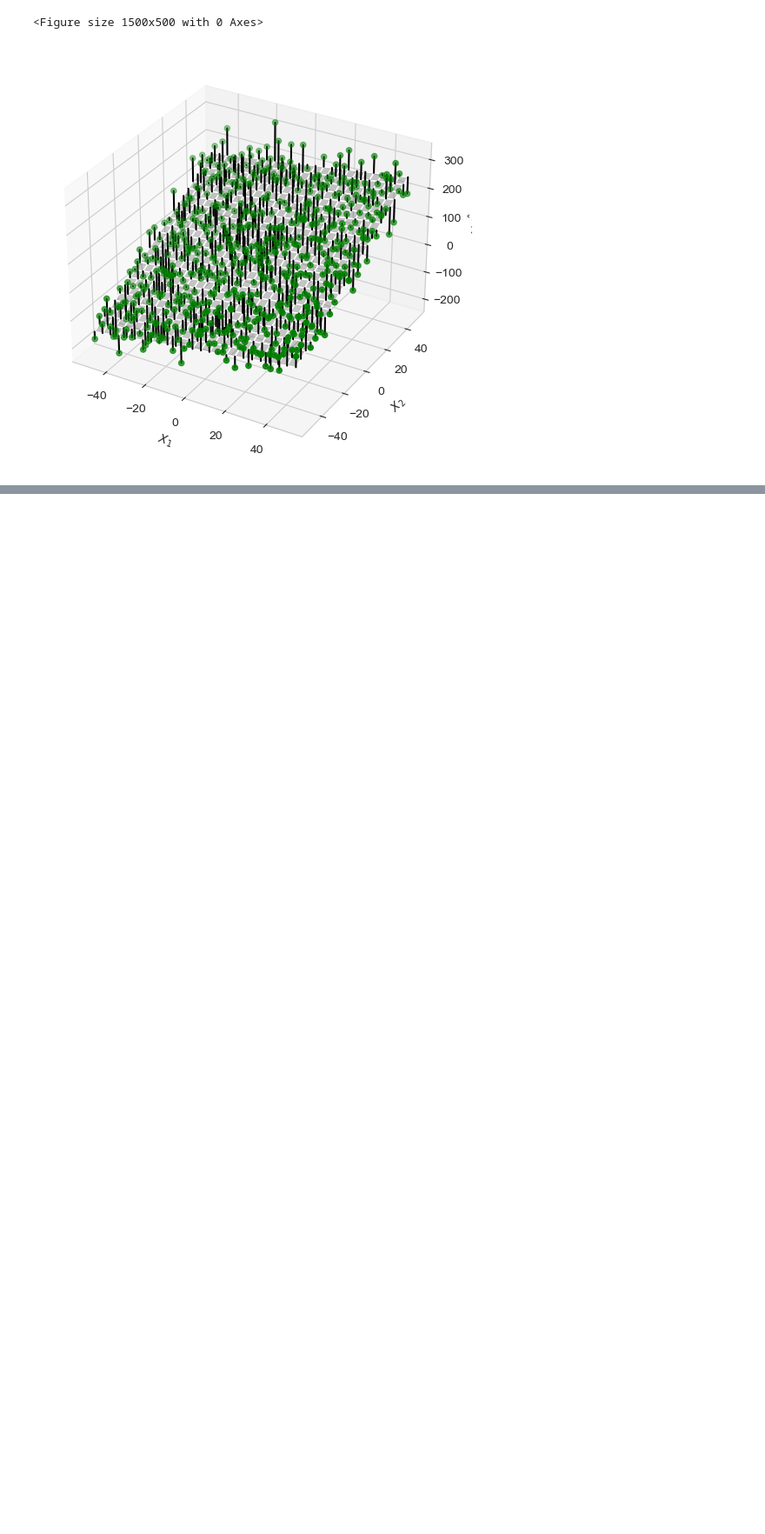
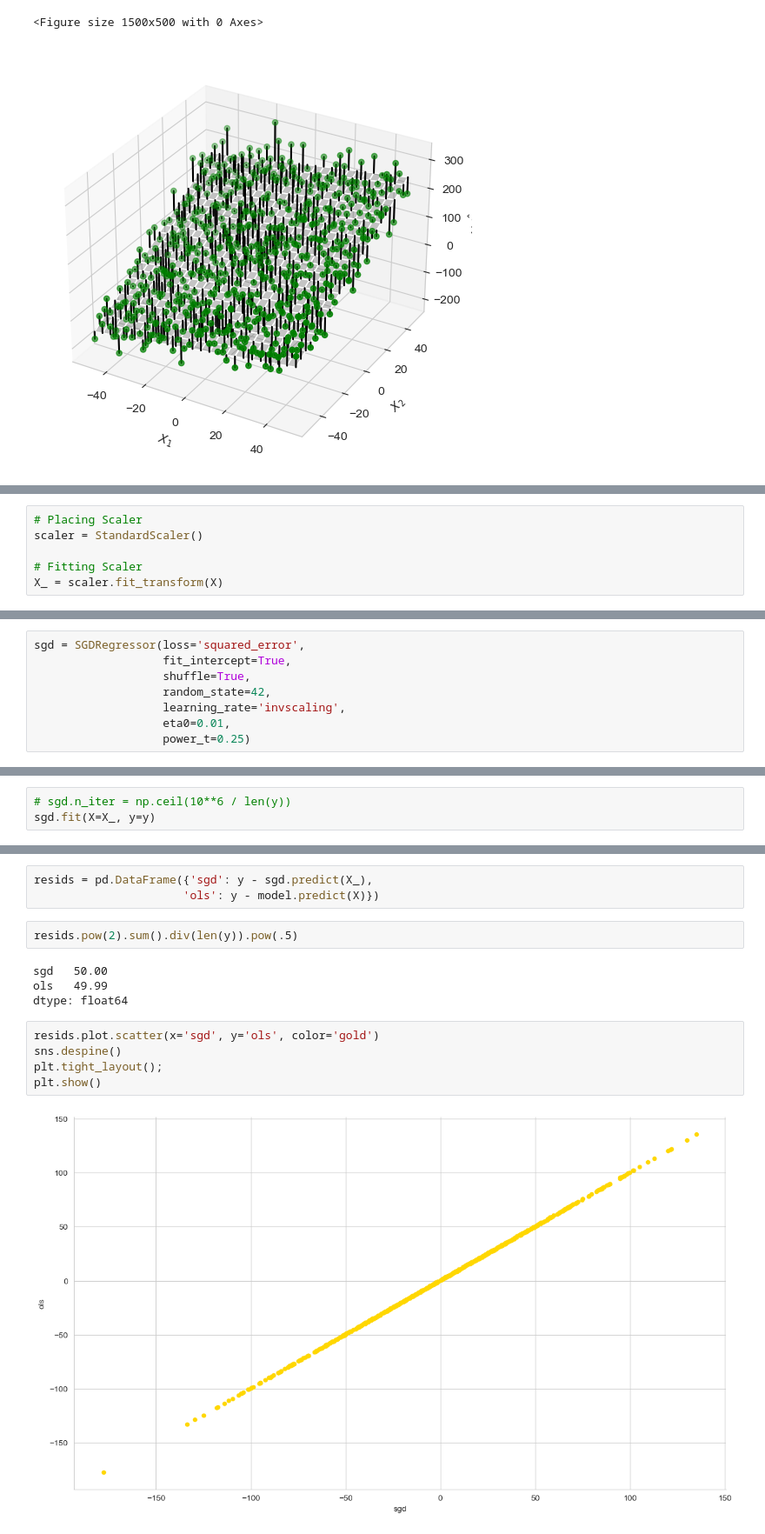
Before and after one commit to joakor89/ML4-Algorithmic-Trading, a Jupyter notebook: chap_07/01_LMI.ipynb, the cells around one changed output, grey strips where cells are left out. Shown: that part at 87% size. Saved outputs shown, nothing was run; the diff lists cells and outputs as text; blank space fills up the shorter version.

```diff
--- a/chap_07/01_LMI.ipynb
+++ b/chap_07/01_LMI.ipynb
@@ -218,0 +223,6 @@ plt.show()
+# %%
+# Placing Scaler
+scaler = StandardScaler()
+
+# Fitting Scaler
+X_ = scaler.fit_transform(X)
@@ -218,0 +231,8 @@ plt.show()
+# %%
+sgd = SGDRegressor(loss='squared_error',
+                   fit_intercept=True,
+                   shuffle=True,
+                   random_state=42,
+                   learning_rate='invscaling',
+                   eta0=0.01,
+                   power_t=0.25)
@@ -218,0 +241,3 @@ plt.show()
+# %%
+# sgd.n_iter = np.ceil(10**6 / len(y))
+sgd.fit(X=X_, y=y)
@@ -218,0 +254,16 @@ plt.show()
+# %%
+resids = pd.DataFrame({'sgd': y - sgd.predict(X_),
+                      'ols': y - model.predict(X)})
+# %%
+resids.pow(2).sum().div(len(y)).pow(.5)
+# %% [output]
+sgd   50.00
+ols   49.99
+dtype: float64
+# %%
+resids.plot.scatter(x='sgd', y='ols', color='gold')
+sns.despine()
+plt.tight_layout();
+plt.show()
+# %% [output]
+[figure, added]
```
Also changed, not shown: parts of 5 cells of this notebook.
